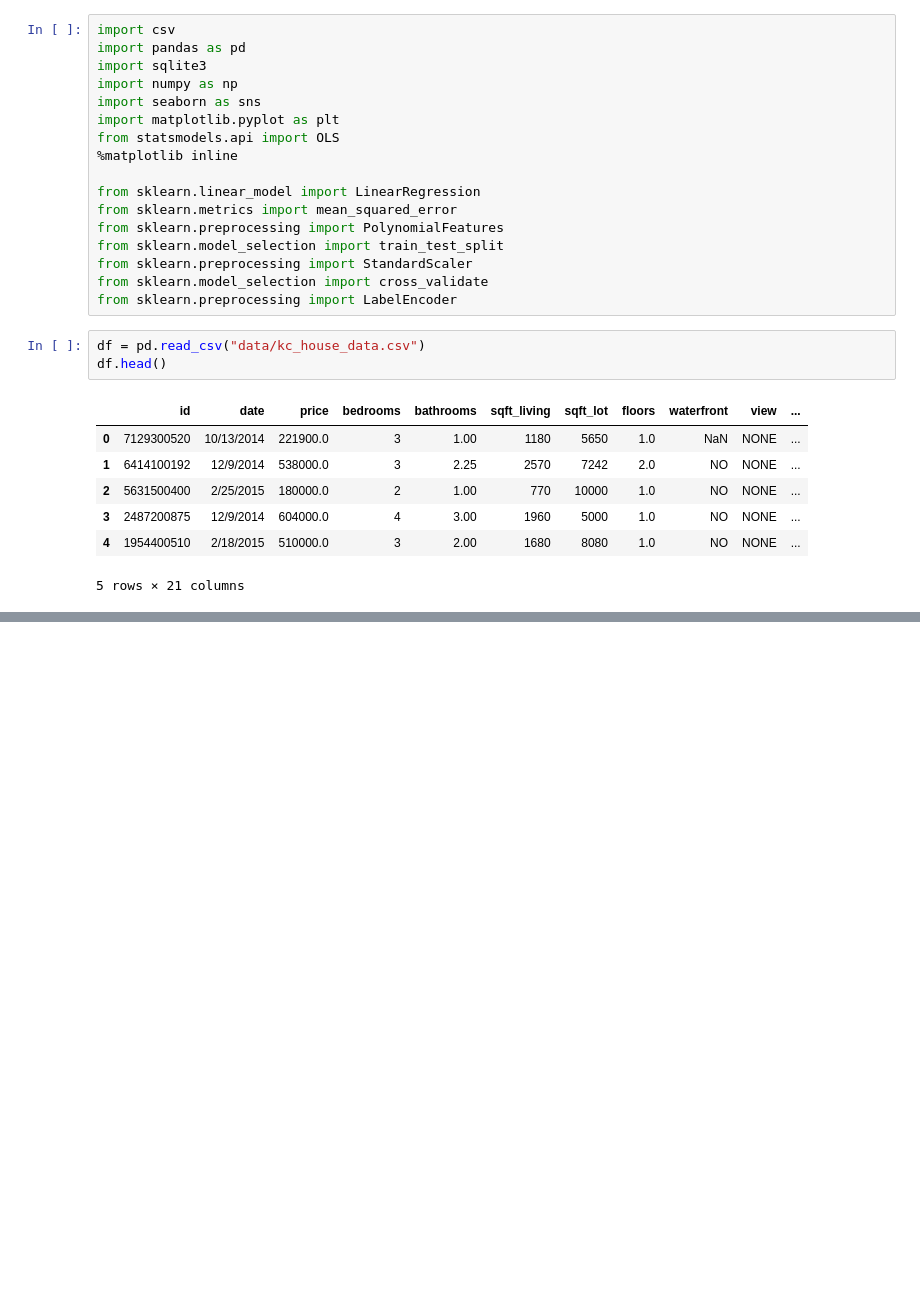
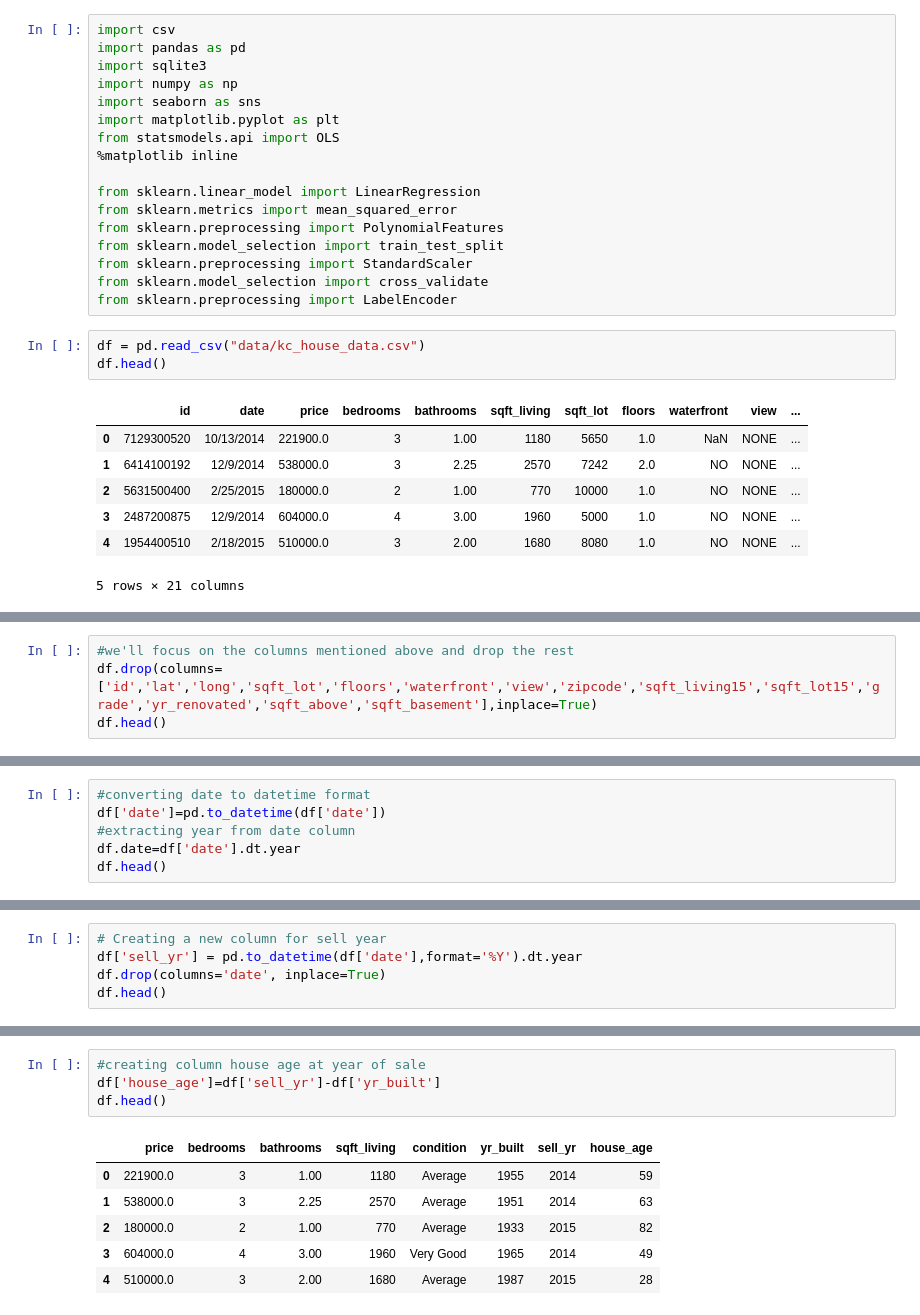
Before and after one commit to Sandrakiptumm/dsc-phase-2-project-v2-3-Group-3, a Jupyter notebook: student.ipynb, the cells around one changed output, grey strips where cells are left out. Cells and saved outputs as stored; diff of their text form; blank space fills up the shorter version.

```diff
--- a/student.ipynb
+++ b/student.ipynb
@@ -120,0 +186,4 @@ df.head()
+# %%
+#we'll focus on the columns mentioned above and drop the rest
+df.drop(columns=['id','lat','long','sqft_lot','floors','waterfront','view','zipcode','sqft_living15','sqft_lot15','grade','yr_renovated','sqft_above','sqft_basement'],inplace=True)
+df.head()
@@ -120,0 +209,6 @@ df.head()
+# %%
+#converting date to datetime format
+df['date']=pd.to_datetime(df['date'])
+#extracting year from date column
+df.date=df['date'].dt.year
+df.head()
@@ -120,0 +222,5 @@ df.head()
+# %%
+# Creating a new column for sell year
+df['sell_yr'] = pd.to_datetime(df['date'],format='%Y').dt.year
+df.drop(columns='date', inplace=True)
+df.head()
@@ -120,0 +234,11 @@ df.head()
+# %%
+#creating column house age at year of sale
+df['house_age']=df['sell_yr']-df['yr_built']
+df.head()
+# %% [output]
+|  | price | bedrooms | bathrooms | sqft_living | condition | yr_built | sell_yr | house_age |
+| 0 | 221900.0 | 3 | 1.00 | 1180 | Average | 1955 | 2014 | 59 |
+| 1 | 538000.0 | 3 | 2.25 | 2570 | Average | 1951 | 2014 | 63 |
+| 2 | 180000.0 | 2 | 1.00 | 770 | Average | 1933 | 2015 | 82 |
+| 3 | 604000.0 | 4 | 3.00 | 1960 | Very Good | 1965 | 2014 | 49 |
+| 4 | 510000.0 | 3 | 2.00 | 1680 | Average | 1987 | 2015 | 28 |
```
Also changed, not shown: parts of 12 cells of this notebook.
